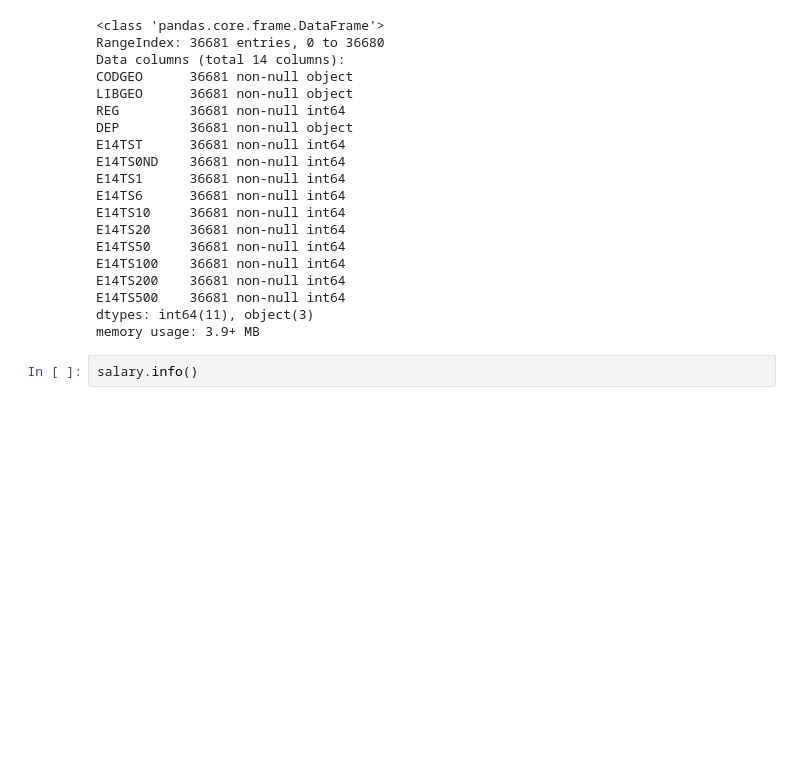
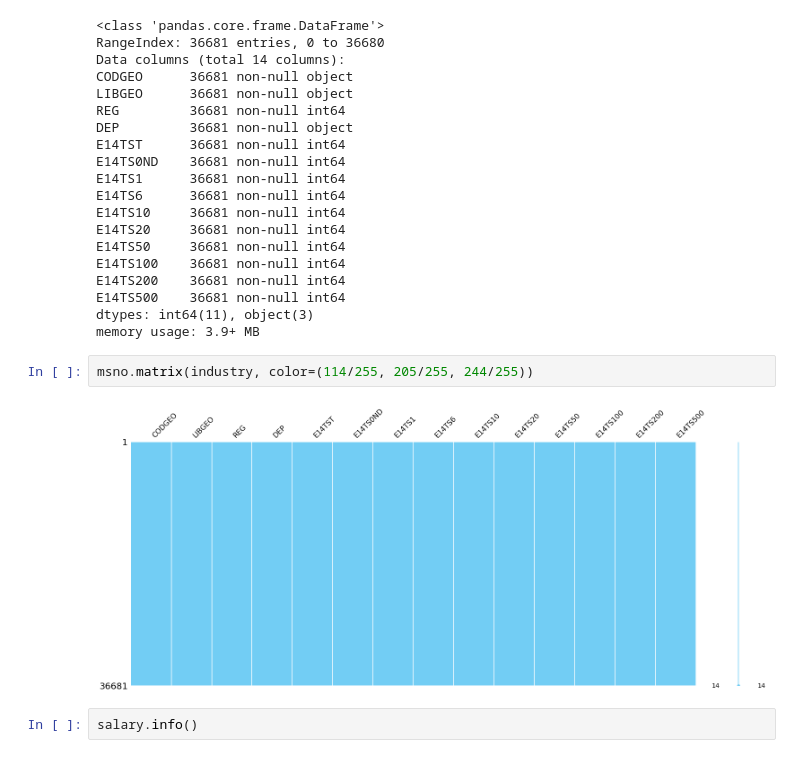
Before and after one commit to SkalskiP/ILearnMachineLearning.py, a Jupyter notebook: 0_Kaggle_projects/French_Salary_Prediction.ipynb, the cells around one changed output. Drawn from its saved outputs; the diff is of its cells as text; blank space fills up the shorter version.

```diff
--- a/0_Kaggle_projects/French_Salary_Prediction.ipynb
+++ b/0_Kaggle_projects/French_Salary_Prediction.ipynb
@@ -108,6 +116,10 @@ E14TS200    36681 non-null int64
 E14TS500    36681 non-null int64
 dtypes: int64(11), object(3)
 memory usage: 3.9+ MB
+# %%
+msno.matrix(industry, color=(114/255, 205/255, 244/255))
+# %% [output]
+[figure, added]
 # %%
 salary.info()
 # %% [output]
```
Also changed, not shown: parts of 6 cells of this notebook.
